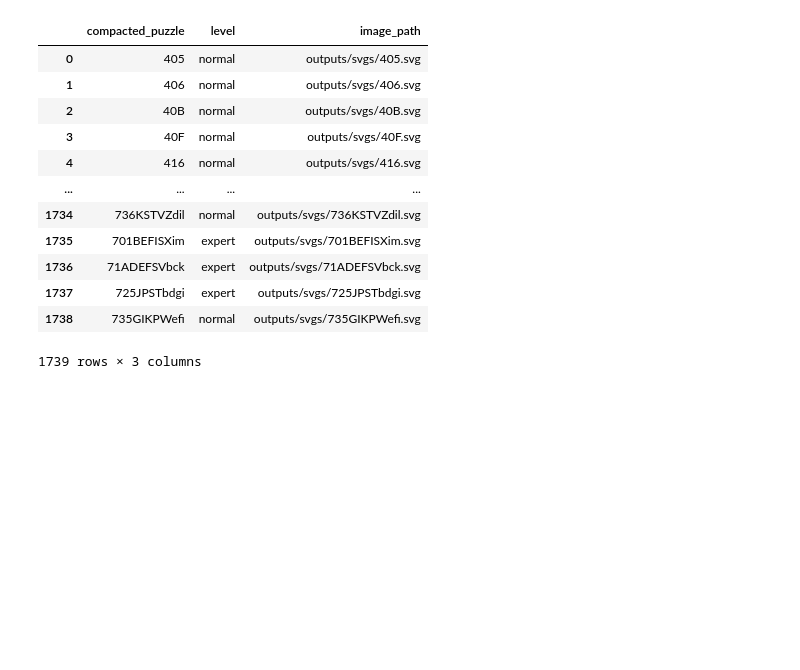
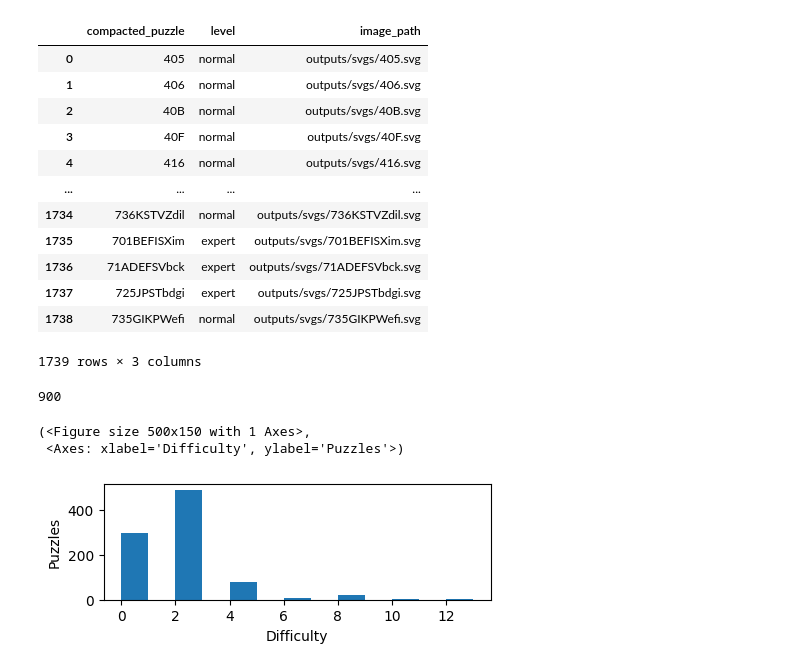
Before and after one commit to Zulko/sudodle, a Jupyter notebook: study/simulation_results.ipynb, the cells around one changed output. Cells and saved outputs as stored; diff of their text form; code cells hidden in the pictures; blank space fills up the shorter version.

```diff
--- a/study/simulation_results.ipynb
+++ b/study/simulation_results.ipynb
@@ -160,7 +159,11 @@ complete_latin_square_backtrack_all_solutions(
    [4, 5, 3, 2, 1]]],
  [2, 6])
 # %%
-from sudodle_simulation import parse_puzzles_from_txt
+from sudodle_simulation import (
+    parse_puzzles_from_txt,
+    cyclic_latin_square,
+    complete_latin_square_backtrack_all_solutions,
+)
 import matplotlib.pyplot as plt
 
 
@@ -182,13 +185,18 @@ def score_puzzle_difficulty(puzzle, grid_size):
     return sum(branches[:-1], 0)
 
 
+def plot_difficulty_histogram(difficulties):
+    fig, ax = plt.subplots(1, figsize=(5, 1.5))
+    ax.hist(difficulties, bins=range(max(difficulties)))
+    ax.set_xlabel("Difficulty")
+    ax.set_ylabel("Puzzles")
+    return fig, ax
+
+
 puzzles = parse_puzzles_from_txt("rust_puzzle_finder/outputs/s5.txt")
 difficulties = [score_puzzle_difficulty(puzzle, 5) for puzzle in puzzles]
 
-fig, ax = plt.subplots(1, figsize=(5, 1.5))
-ax.hist(difficulties, bins=range(max(difficulties)))
-ax.set_xlabel("Difficulty")
-ax.set_ylabel("Puzzles")
+fig, ax = plot_difficulty_histogram(difficulties)
 fig.savefig("outputs/5x5_difficulties.jpeg", bbox_inches="tight")
 # %% [output]
 [figure]
@@ -313,0 +318,45 @@ http://localhost:5173/?gridSize=5&strictMode=false&visualCues=true&mode=single-t
+# %%
+from sudodle_simulation import (
+    parse_puzzles_from_txt,
+    standardize_tile_tuple,
+    complete_latin_square_backtrack_all_solutions,
+)
+from sudodle_plotting import plot_puzzles_to_pdf
+
+s5_p4_puzzles = parse_puzzles_from_txt(
+    "rust_puzzle_finder/outputs/s5.txt", standardize_tiles=True
+)
+
+s5_p5_puzzles = parse_puzzles_from_txt("rust_puzzle_finder/outputs/s5-p5.txt")
+
+s5_p6_puzzles = parse_puzzles_from_txt("rust_puzzle_finder/outputs/s5-p6.txt")
+
+s6_p6_puzzles = parse_puzzles_from_txt(
+    "rust_puzzle_finder/outputs/s6.txt", standardize_tiles=True
+)
+
+s6_p7_puzzles = parse_puzzles_from_txt("rust_puzzle_finder/outputs/s6-p7.txt")
+
+unique_to_p5 = set()
+s5_p4_puzzles_set = set([tuple(puzzle) for puzzle in s5_p4_puzzles])
+for puzzle in s5_p5_puzzles:
+    for i in range(len(puzzle)):
+        reduced_puzzle = tuple(puzzle[:i] + puzzle[i + 1 :])
+        reduced_puzzle = standardize_tile_tuple(reduced_puzzle)
+        if reduced_puzzle in s5_p4_puzzles_set:
+            break
+    else:
+        unique_to_p5.add(standardize_tile_tuple(puzzle))
+print(len(unique_to_p5))
+difficulties = []
+for puzzle in unique_to_p5:
+    difficulty = score_puzzle_difficulty(puzzle, 5)
+    difficulties.append(difficulty)
+
+plot_difficulty_histogram(difficulties)
+# plot_puzzles_to_pdf(unique_to_p5, 5, "outputs/s5-p5.pdf")
+# %% [output]
+900
+(<Figure size 500x150 with 1 Axes>,
+ <Axes: xlabel='Difficulty', ylabel='Puzzles'>)
+[figure, added]
```
Also changed, not shown: parts of 7 cells of this notebook, 2 other files.
